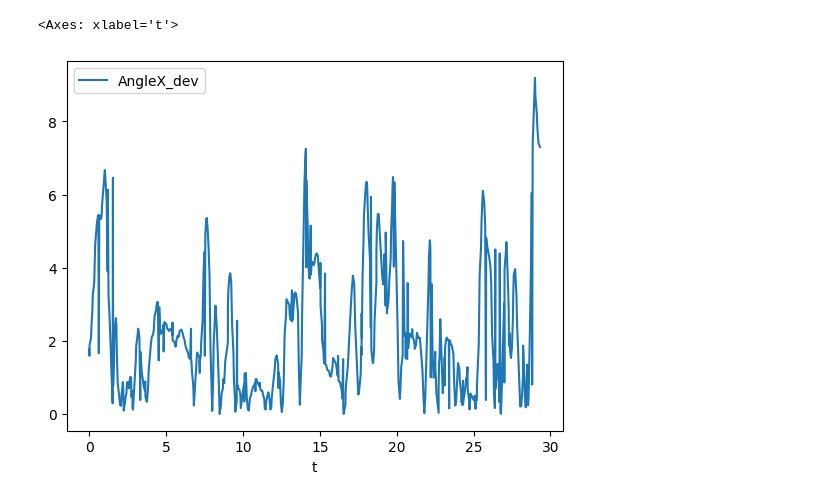
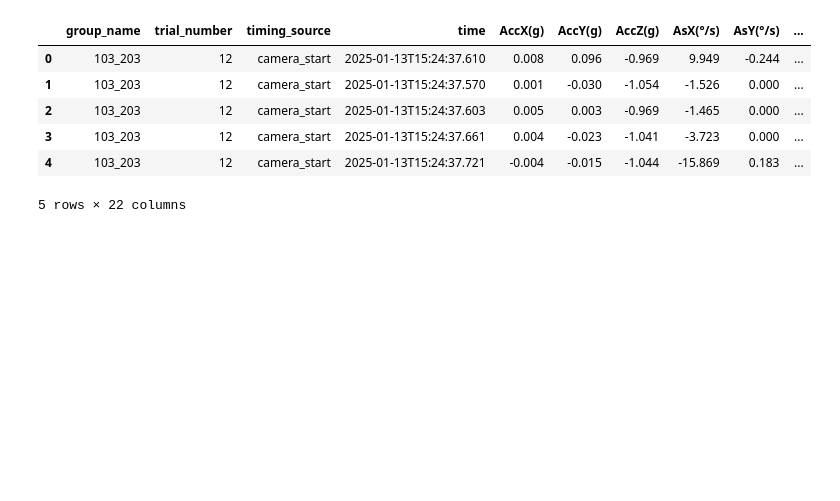
Before and after one commit to WimPouw/TilburgMultiscaleSummerschool2026, a Jupyter notebook: Datasets/BalanceCorpus/scripts/analysis_multiscaleintracoupling/test.ipynb, the cells around one changed output. Cells and saved outputs as stored; diff of their text form; code cells hidden in the pictures; blank space fills up the shorter version.

```diff
--- a/Datasets/BalanceCorpus/scripts/analysis_multiscaleintracoupling/test.ipynb
+++ b/Datasets/BalanceCorpus/scripts/analysis_multiscaleintracoupling/test.ipynb
@@ -20,20 +21,13 @@ envtest.head()
-# %%
-import numpy as np
-
-g = gyrotest.copy()
-g['t'] = (pd.to_datetime(g['time']) - pd.to_datetime(g['time']).iloc[0]).dt.total_seconds()
-g = g.sort_values('t').reset_index(drop=True)      # MUST be time-ordered before unwrap
-
-ang = g['AngleX(°)'].to_numpy()
-
-# 1. unwrap: removes the ±180 jumps (np.unwrap works in radians)
-ang_u = np.degrees(np.unwrap(np.radians(ang)))
-
-# 2. recentre on resting posture (median = the upright baseline), then absolute deviation
-ang_dev = np.abs(ang_u - np.median(ang_u))         # |lean away from centre|
-
-g['AngleX_dev'] = ang_dev
-g.plot(x='t', y='AngleX_dev')                       # should be smooth, no cliffs
-# %% [output]
-<Axes: xlabel='t'>
-[figure, removed]
+# %%
+# add gyroscope
+gyroscope = '../../gyroscope.csv'
+gyrotest = pd.read_csv(gyroscope)
+gyrotest.head()
+# %% [output]
+|  | group_name | trial_number | timing_source | time | AccX(g) | AccY(g) | AccZ(g) | AsX(°/s) | AsY(°/s) | ... |
+| 0 | 103_203 | 12 | camera_start | 2025-01-13T15:24:37.610 | 0.008 | 0.096 | -0.969 | 9.949 | -0.244 | ... |
+| 1 | 103_203 | 12 | camera_start | 2025-01-13T15:24:37.570 | 0.001 | -0.030 | -1.054 | -1.526 | 0.000 | ... |
+| 2 | 103_203 | 12 | camera_start | 2025-01-13T15:24:37.603 | 0.005 | 0.003 | -0.969 | -1.465 | 0.000 | ... |
+| 3 | 103_203 | 12 | camera_start | 2025-01-13T15:24:37.661 | 0.004 | -0.023 | -1.041 | -3.723 | 0.000 | ... |
+| 4 | 103_203 | 12 | camera_start | 2025-01-13T15:24:37.721 | -0.004 | -0.015 | -1.044 | -15.869 | 0.183 | ... |
+5 rows × 22 columns
```
Also changed, not shown: parts of 15 cells of this notebook.
